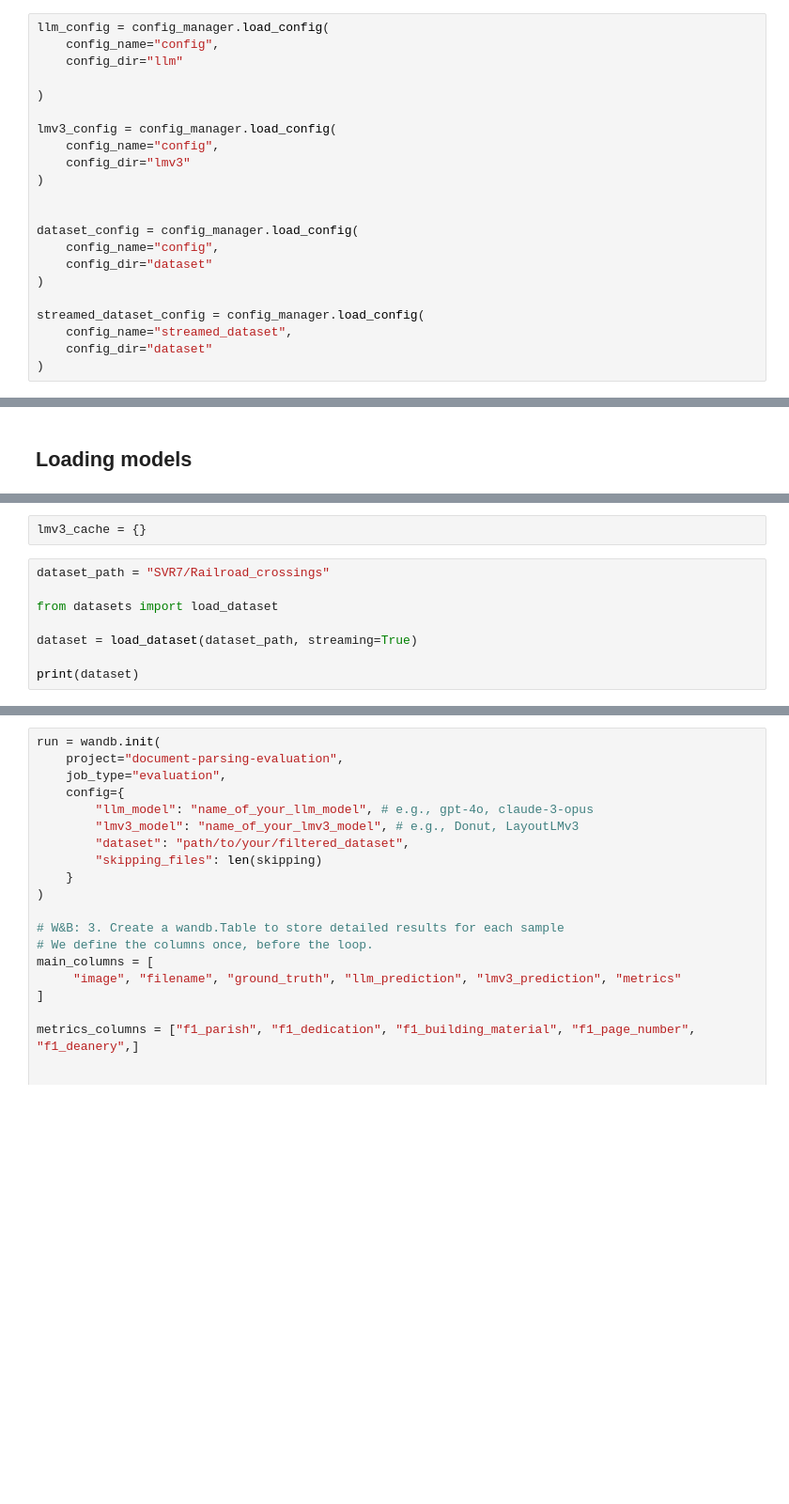
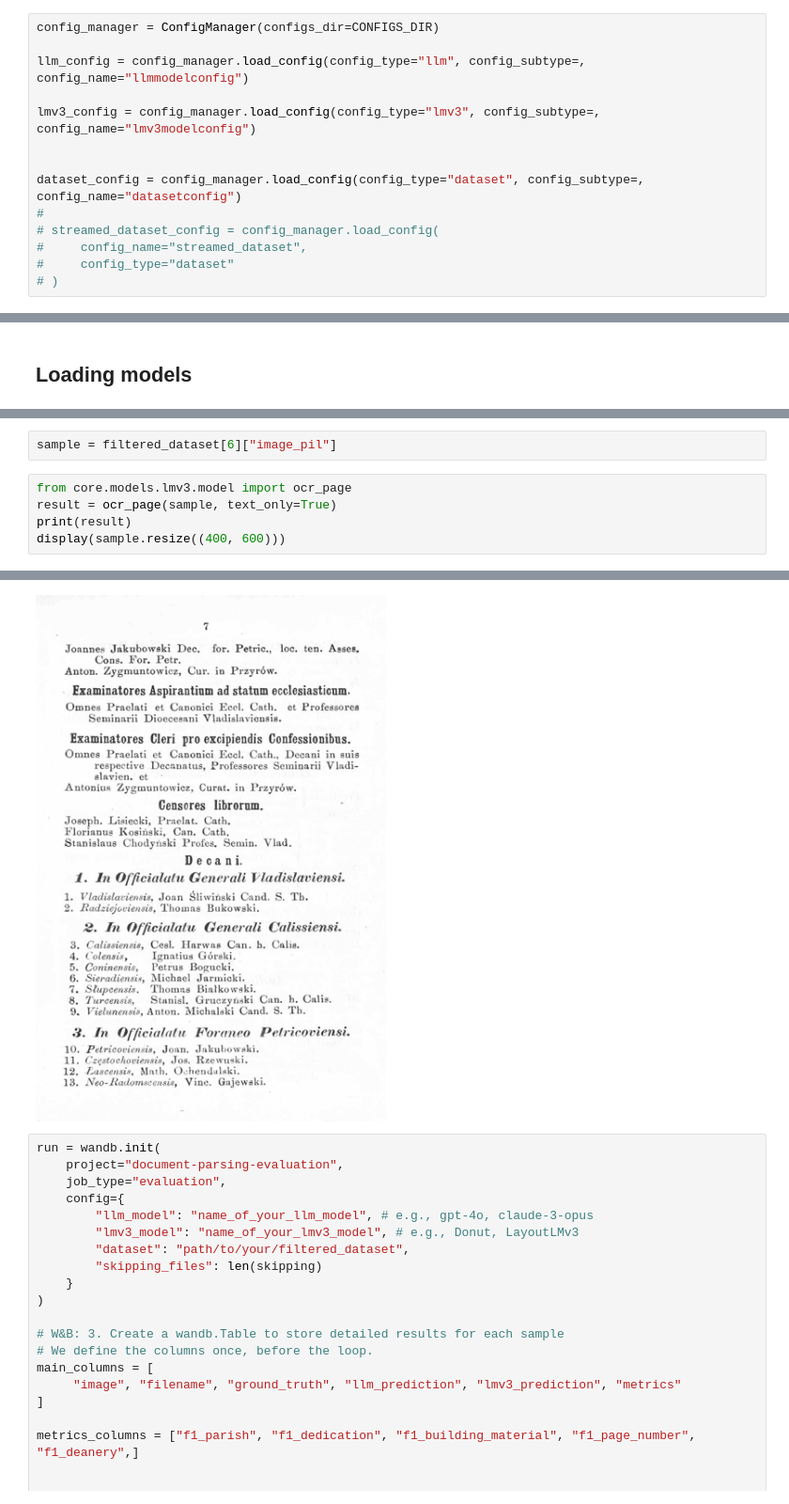
Before and after one commit to artpods56/KUL_IDUB_EcclesialSchematisms, a Jupyter notebook: notebooks/experiments/notebooks/main.ipynb, the cells around one changed output, grey strips where cells are left out. Shown: that part at 94% size. Saved outputs shown, nothing was run; the diff lists cells and outputs as text; blank space fills up the shorter version.

```diff
--- a/notebooks/experiments/notebooks/main.ipynb
+++ b/notebooks/experiments/notebooks/main.ipynb
@@ -59,23 +43,15 @@ Found config directory: logging
 # %%
-llm_config = config_manager.load_config(
-    config_name="config",
-    config_dir="llm"
+config_manager = ConfigManager(configs_dir=CONFIGS_DIR)
 
-)
+llm_config = config_manager.load_config(config_type="llm", config_subtype=, config_name="llmmodelconfig")
 
-lmv3_config = config_manager.load_config(
-    config_name="config",
-    config_dir="lmv3"
-)
+lmv3_config = config_manager.load_config(config_type="lmv3", config_subtype=, config_name="lmv3modelconfig")
 
 
-dataset_config = config_manager.load_config(
-    config_name="config",
-    config_dir="dataset"
-)
-
-streamed_dataset_config = config_manager.load_config(
-    config_name="streamed_dataset",
-    config_dir="dataset"
-)
+dataset_config = config_manager.load_config(config_type="dataset", config_subtype=, config_name="datasetconfig")
+#
+# streamed_dataset_config = config_manager.load_config(
+#     config_name="streamed_dataset",
+#     config_type="dataset"
+# )
 # %% [output]
@@ -448,10 +289,8 @@ Find logs at: ./wandb/run-20250701_105631-ij3lt3x3/logs
-# %%
-lmv3_cache = {}
-# %%
-dataset_path = "SVR7/Railroad_crossings"
-
-from datasets import load_dataset
-
-dataset = load_dataset(dataset_path, streaming=True)
-
-print(dataset)
+# %%
+sample = filtered_dataset[6]["image_pil"]
+# %%
+from core.models.lmv3.model import ocr_page
+result = ocr_page(sample, text_only=True)
+print(result)
+display(sample.resize((400, 600)))
+# %% [output]
@@ -458,3 +314,4 @@ print(dataset)
+[figure, added]
 # %%
 run = wandb.init(
     project="document-parsing-evaluation",
```
Also changed, not shown: parts of 17 cells of this notebook, 58 other files.
